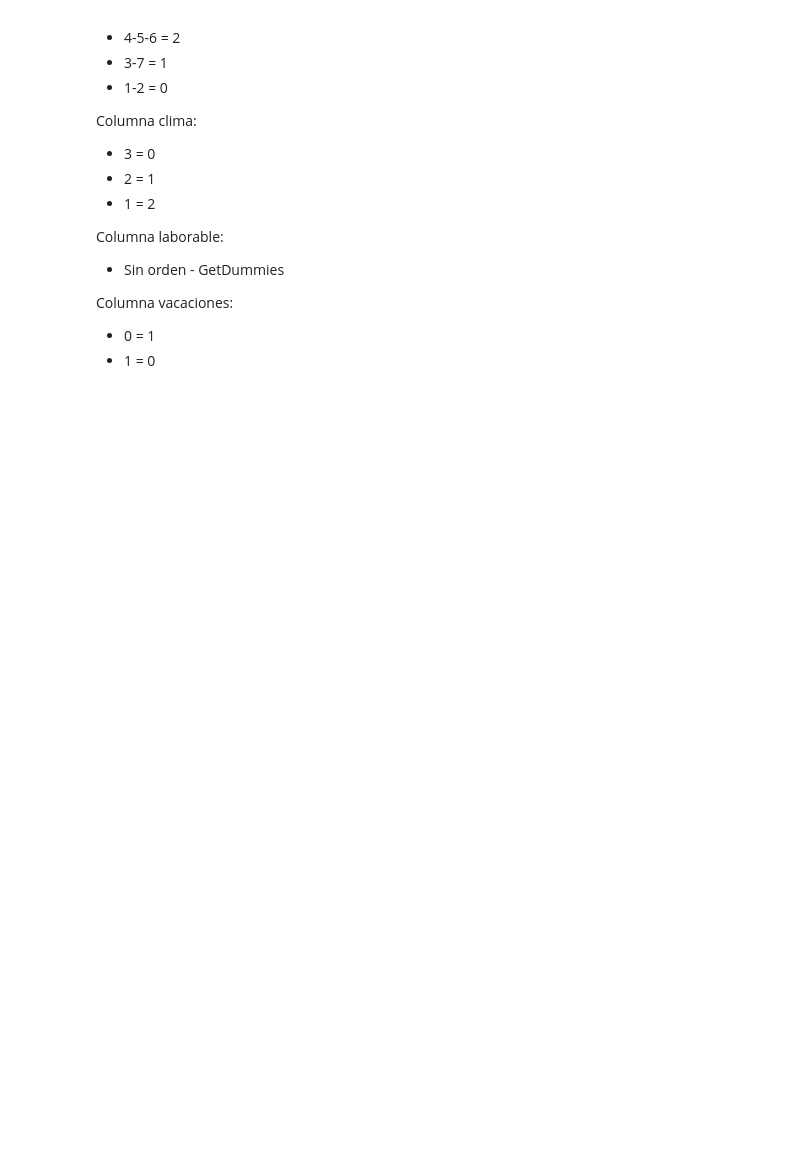
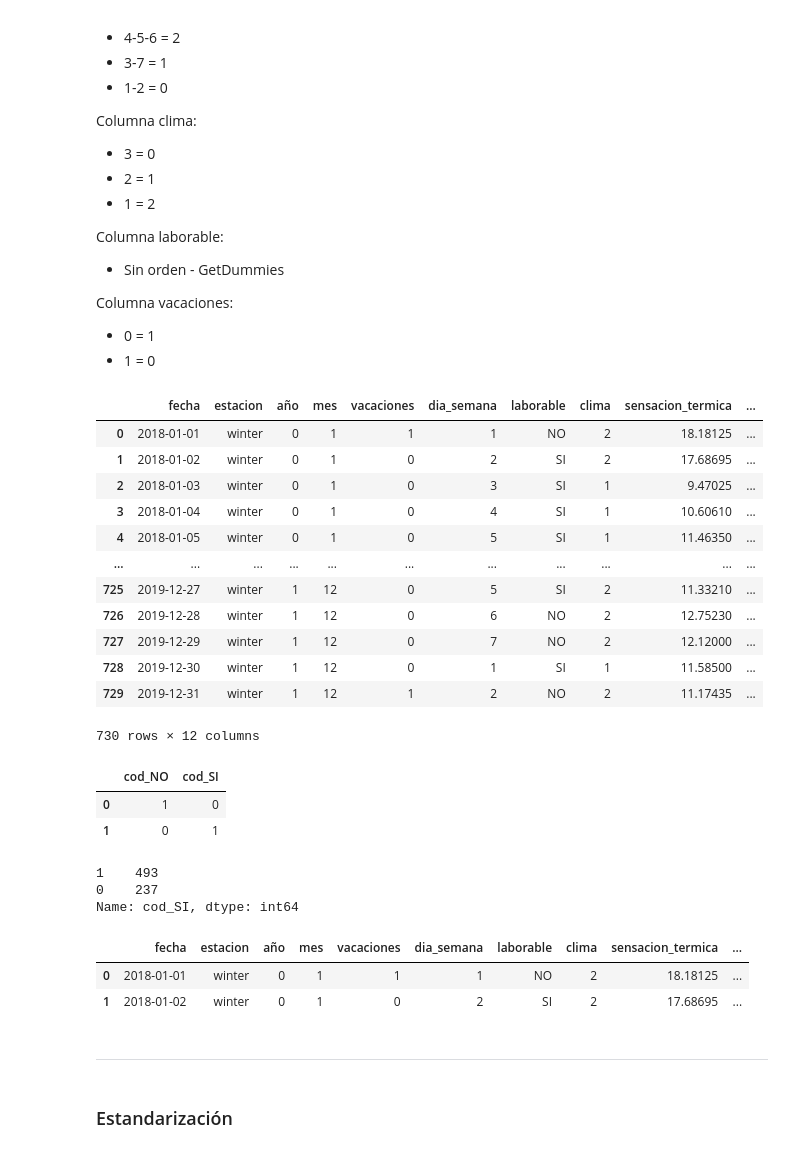
Before and after one commit to Adalab/proyecto-promo-C-modulo-3-team-2, a Jupyter notebook: Preparacion_datos/registrados_encoding.ipynb, the cells around one changed output. Drawn from its saved outputs; the diff is of its cells as text; code cells hidden in the pictures; blank space fills up the shorter version.

```diff
--- a/Preparacion_datos/registrados_encoding.ipynb
+++ b/Preparacion_datos/registrados_encoding.ipynb
@@ -89,0 +97,16 @@ Columna vacaciones:
+# %%
+df
+# %% [output]
+|  | fecha | estacion | año | mes | vacaciones | dia_semana | laborable | clima | sensacion_termica | ... |
+| 0 | 2018-01-01 | winter | 0 | 1 | 1 | 1 | NO | 2 | 18.18125 | ... |
+| 1 | 2018-01-02 | winter | 0 | 1 | 0 | 2 | SI | 2 | 17.68695 | ... |
+| 2 | 2018-01-03 | winter | 0 | 1 | 0 | 3 | SI | 1 | 9.47025 | ... |
+| 3 | 2018-01-04 | winter | 0 | 1 | 0 | 4 | SI | 1 | 10.60610 | ... |
+| 4 | 2018-01-05 | winter | 0 | 1 | 0 | 5 | SI | 1 | 11.46350 | ... |
+| ... | ... | ... | ... | ... | ... | ... | ... | ... | ... | ... |
+| 725 | 2019-12-27 | winter | 1 | 12 | 0 | 5 | SI | 2 | 11.33210 | ... |
+| 726 | 2019-12-28 | winter | 1 | 12 | 0 | 6 | NO | 2 | 12.75230 | ... |
+| 727 | 2019-12-29 | winter | 1 | 12 | 0 | 7 | NO | 2 | 12.12000 | ... |
+| 728 | 2019-12-30 | winter | 1 | 12 | 0 | 1 | SI | 1 | 11.58500 | ... |
+| 729 | 2019-12-31 | winter | 1 | 12 | 1 | 2 | NO | 2 | 11.17435 | ... |
+730 rows × 12 columns
@@ -89,0 +119,14 @@ Columna vacaciones:
+# %%
+dummies = pd.get_dummies(df["laborable"], prefix_sep = "_", prefix = "cod", dtype = int)
+dummies.head(2)
+#0 es no laborable
+# %% [output]
+|  | cod_NO | cod_SI |
+| 0 | 1 | 0 |
+| 1 | 0 | 1 |
+# %%
+dummies["cod_SI"].value_counts()
+# %% [output]
+1    493
+0    237
+Name: cod_SI, dtype: int64
@@ -89,0 +135,7 @@ Columna vacaciones:
+# %%
+df_cod = pd.concat([df, dummies], axis = 1)
+df_cod.head(2)
+# %% [output]
+|  | fecha | estacion | año | mes | vacaciones | dia_semana | laborable | clima | sensacion_termica | ... |
+| 0 | 2018-01-01 | winter | 0 | 1 | 1 | 1 | NO | 2 | 18.18125 | ... |
+| 1 | 2018-01-02 | winter | 0 | 1 | 0 | 2 | SI | 2 | 17.68695 | ... |
@@ -89,0 +146,4 @@ Columna vacaciones:
+# %% [markdown]
+_____________
+# %% [markdown]
+### Estandarización
```
Also changed, not shown: parts of 19 cells of this notebook, 5 other files.
